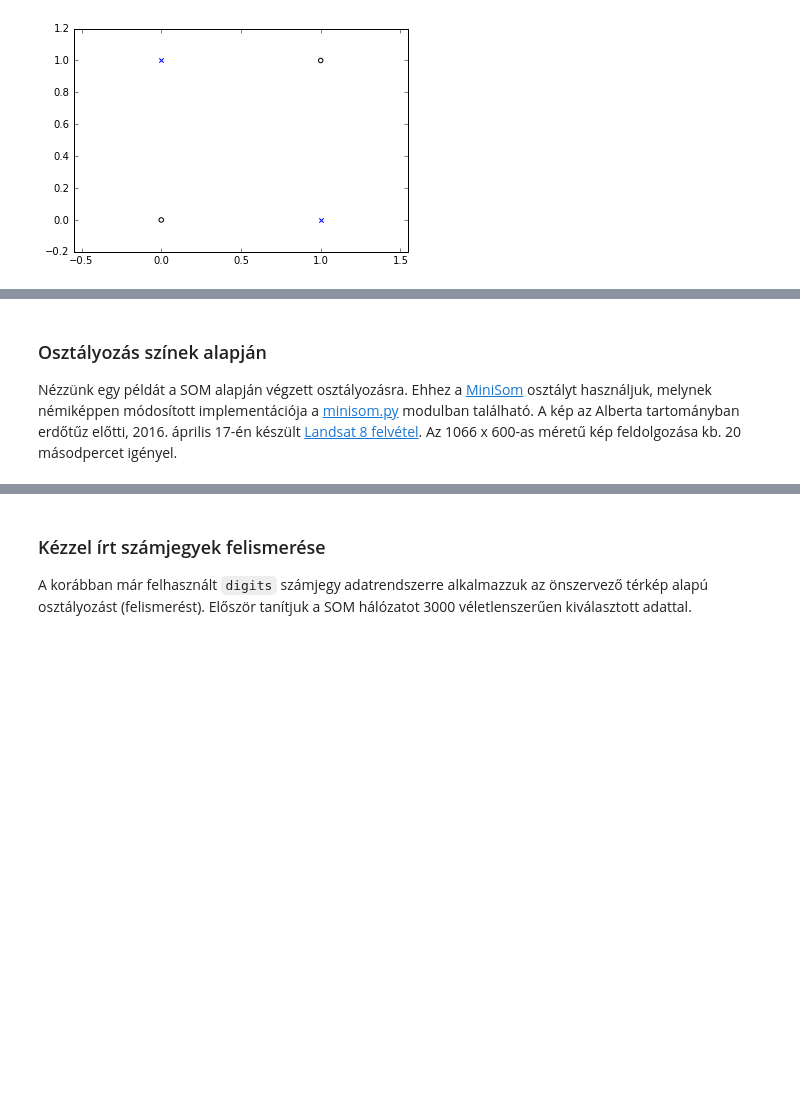
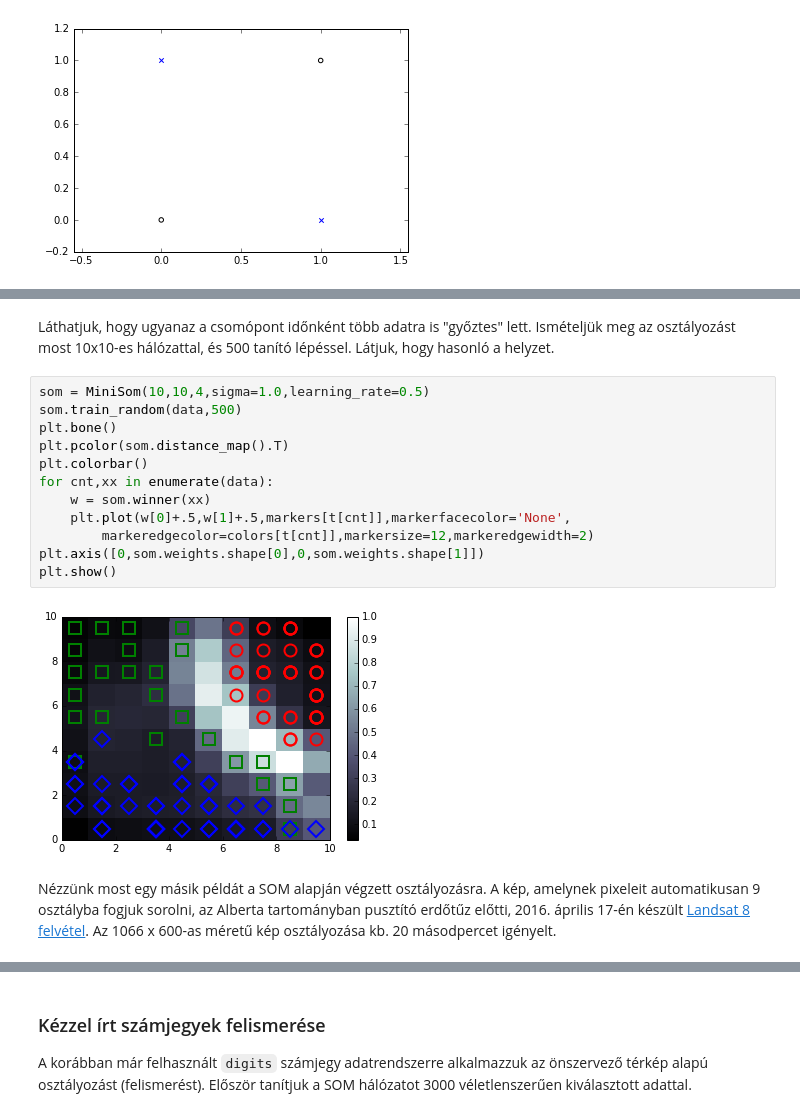
Before and after one commit to gyulat/NN, a Jupyter notebook: NeuralN.ipynb, the cells around one changed output, grey strips where cells are left out. Drawn from its saved outputs; the diff is of its cells as text; blank space fills up the shorter version.

```diff
--- a/NeuralN.ipynb
+++ b/NeuralN.ipynb
@@ -269,7 +334,21 @@ Az oldalirányú kapcsolatok rögzítettek; jellegük gerjesztő, ha egy csomóp
+# %% [markdown]
+Láthatjuk, hogy ugyanaz a csomópont időnként több adatra is "győztes" lett. Ismételjük meg az osztályozást most 10x10-es hálózattal, és 500 tanító lépéssel. Látjuk, hogy hasonló a helyzet.
+# %%
+som = MiniSom(10,10,4,sigma=1.0,learning_rate=0.5)
+som.train_random(data,500)
+plt.bone()
+plt.pcolor(som.distance_map().T)
+plt.colorbar()
+for cnt,xx in enumerate(data):
+    w = som.winner(xx)
+    plt.plot(w[0]+.5,w[1]+.5,markers[t[cnt]],markerfacecolor='None',
+        markeredgecolor=colors[t[cnt]],markersize=12,markeredgewidth=2)
+plt.axis([0,som.weights.shape[0],0,som.weights.shape[1]])
+plt.show()
+# %% [output]
+[figure, added]
 # %% [markdown]
-### Osztályozás színek alapján
-
-Nézzünk egy példát a SOM alapján végzett osztályozásra. Ehhez a [MiniSom](https://github.com/JustGlowing/minisom) osztályt használjuk, melynek némiképpen módosított implementációja a [minisom.py](minisom.py) modulban található. A kép az Alberta tartományban erdőtűz előtti, 2016. április 17-én készült [Landsat 8 felvétel](http://remotesensing.usgs.gov/gallery/gallery.php?cat=2#523). Az 1066 x 600-as méretű kép feldolgozása kb. 20 másodpercet igényel.
+Nézzünk most egy másik példát a SOM alapján végzett osztályozásra. A kép, amelynek pixeleit automatikusan 9 osztályba fogjuk sorolni, az Alberta tartományban pusztító erdőtűz előtti, 2016. április 17-én készült [Landsat 8 felvétel](http://remotesensing.usgs.gov/gallery/gallery.php?cat=2#523). Az 1066 x 600-as méretű kép osztályozása kb. 20 másodpercet igényelt.
 # %%
 from minisom import MiniSom
 
```
Also changed, not shown: parts of 17 cells of this notebook.
